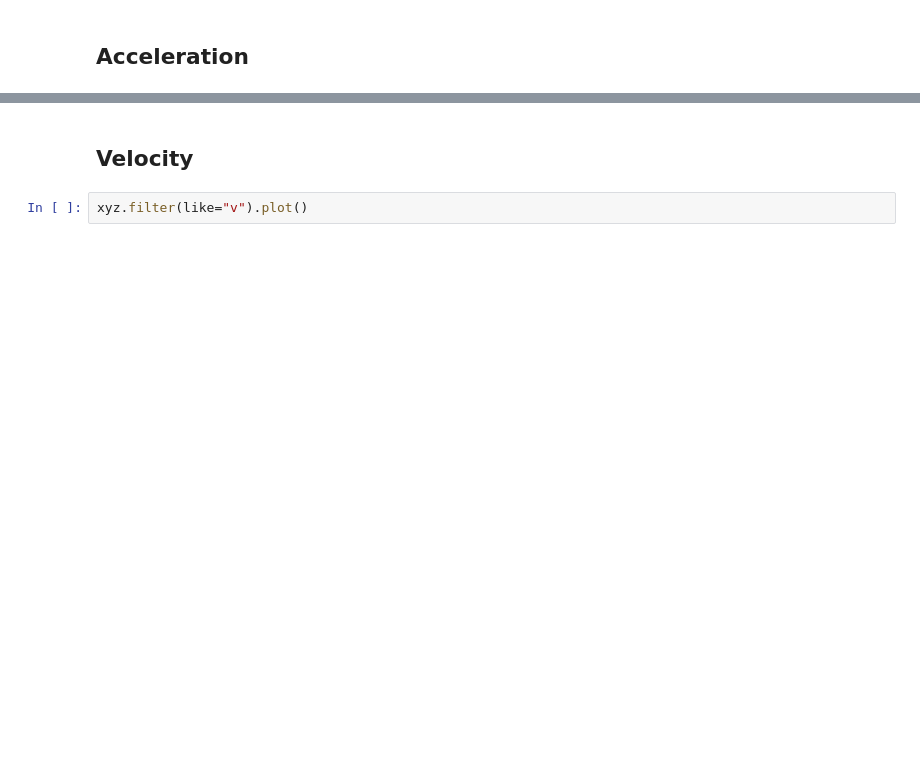
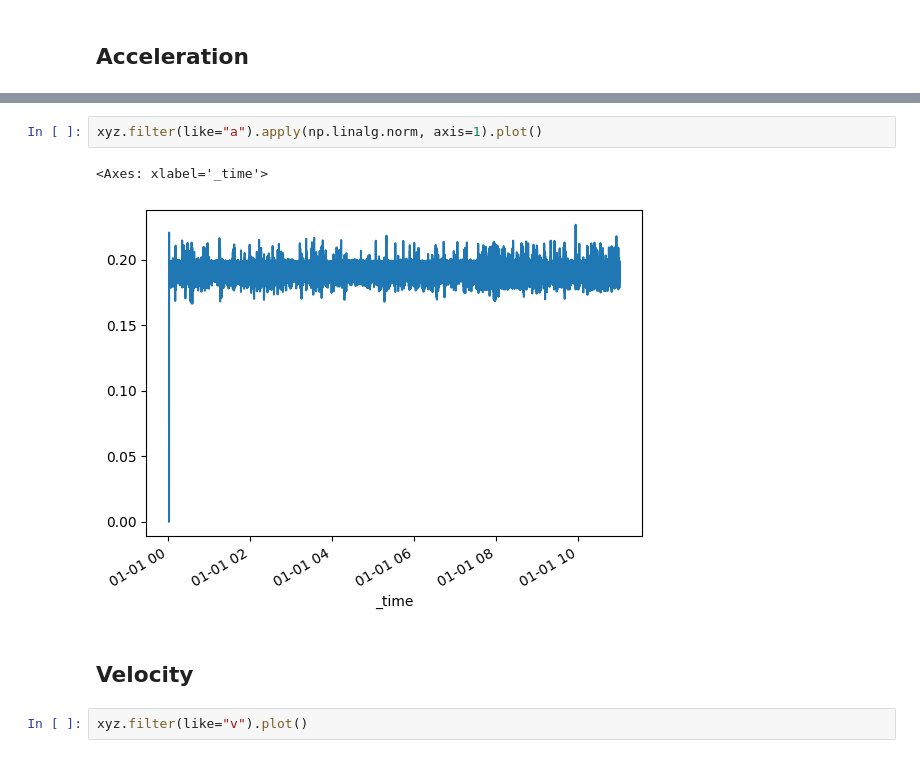
Before and after one commit to guigoruiz1/Arduino-odometry, a Jupyter notebook: IMU.ipynb, the cells around one changed output, grey strips where cells are left out. Saved outputs shown, nothing was run; the diff lists cells and outputs as text; blank space fills up the shorter version.

```diff
--- a/IMU.ipynb
+++ b/IMU.ipynb
@@ -338,3 +339,8 @@ xyz.filter(like="a").mean()
+# %%
+xyz.filter(like="a").apply(np.linalg.norm, axis=1).plot()
+# %% [output]
+<Axes: xlabel='_time'>
+[figure, added]
 # %% [markdown]
 ## Velocity
 # %%
```
Also changed, not shown: parts of 25 cells of this notebook.
